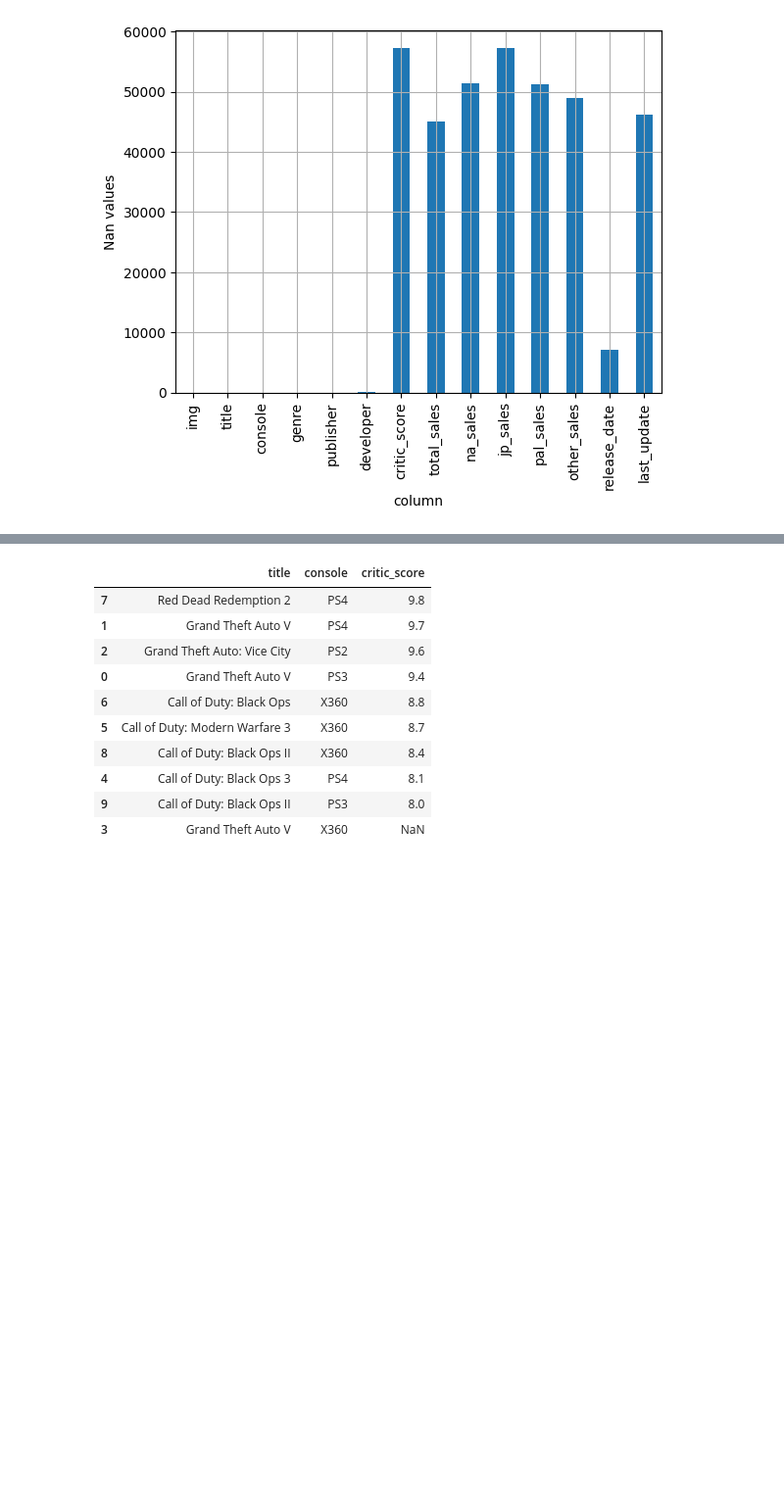
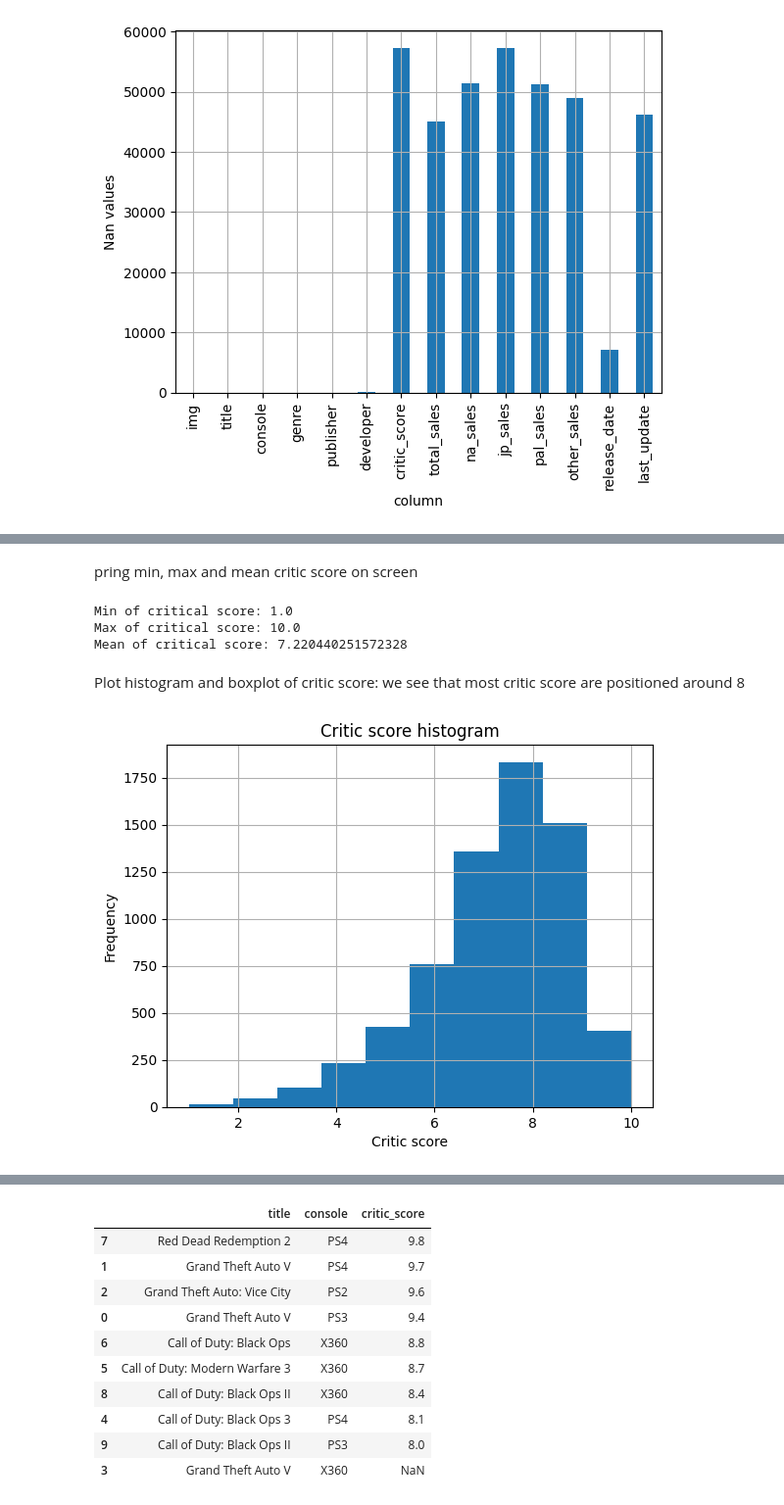
Before and after one commit to eulogi92/Portfolio, a Jupyter notebook: Python/Project 1/Python_Project_Sales.ipynb, the cells around one changed output, grey strips where cells are left out. Shown at 98% size. Drawn from its saved outputs; the diff is of its cells as text; code cells hidden in the pictures; blank space fills up the shorter version.

```diff
--- a/Python/Project 1/Python_Project_Sales.ipynb
+++ b/Python/Project 1/Python_Project_Sales.ipynb
@@ -116,0 +222,23 @@ plt.show()
+# %% [markdown]
+pring min, max and mean critic score on screen
+# %%
+print("Min of critical score: "+str(df["critic_score"].min()))
+print("Max of critical score: "+str(df["critic_score"].max()))
+print("Mean of critical score: "+str(df["critic_score"].mean()))
+# %% [output]
+Min of critical score: 1.0
+Max of critical score: 10.0
+Mean of critical score: 7.220440251572328
+# %% [markdown]
+Plot histogram and boxplot of critic score: we see that most critic score are positioned around 8
+# %%
+plt.hist(df["critic_score"],bins=10)
+plt.grid()
+plt.xlabel("Critic score")
+plt.ylabel("Frequency")
+plt.title("Critic score histogram")
+
+
+plt.show()
+# %% [output]
+[figure, added]
```
Also changed, not shown: parts of 38 cells of this notebook.
